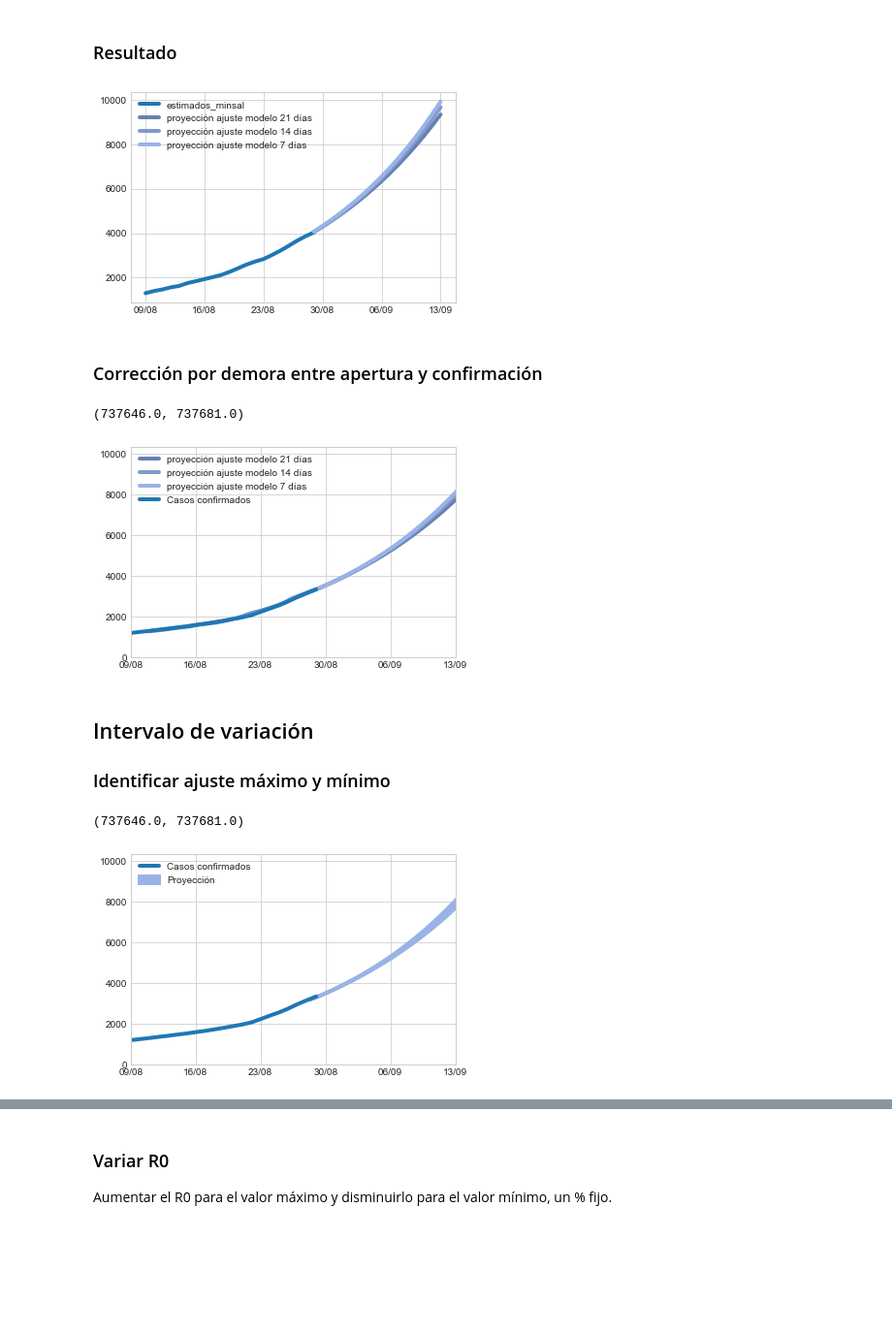
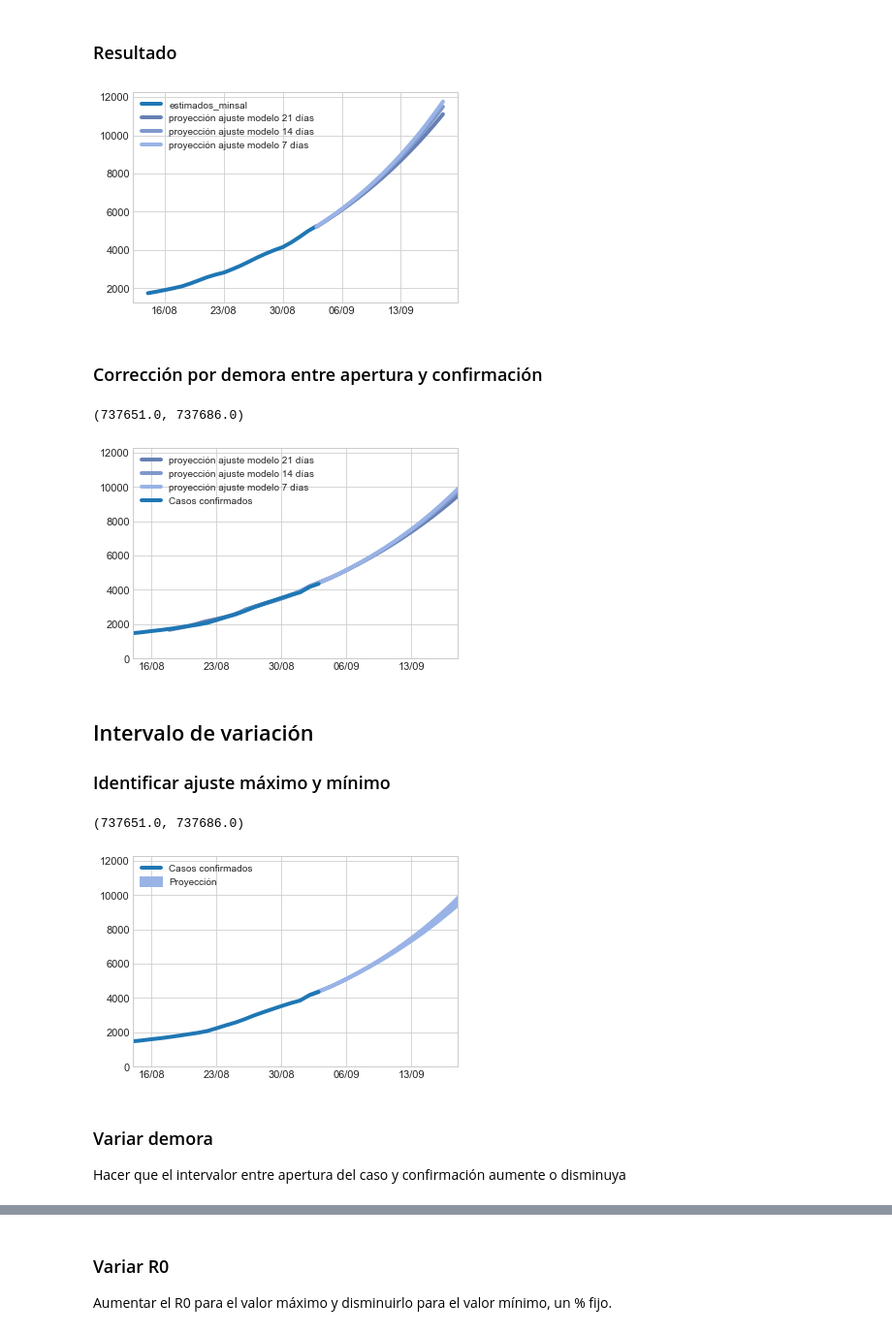
Before and after one commit to gpereyrairujo/modelos-covid19, a Jupyter notebook: proyecciones_municipios/proyeccion_SEIR_minsal_general_pueyrredon.ipynb, the cells around one changed output, grey strips where cells are left out. Shown at 97% size. Saved outputs shown, nothing was run; the diff lists cells and outputs as text; code cells hidden in the pictures; blank space fills up the shorter version.

```diff
--- a/proyecciones_municipios/proyeccion_SEIR_minsal_general_pueyrredon.ipynb
+++ b/proyecciones_municipios/proyeccion_SEIR_minsal_general_pueyrredon.ipynb
@@ -31,7 +31,7 @@ Valores para los parámetros del modelo y otras variables necesarias para las si
 - Luego para cada ajuste de parámetros, se realiza una proyección hacia el futuro, una cierta cantidad de días.
 # %%
 # parámetros del modelo SEIR
-R0 = 1.9
+R0 = 1.5
 alpha = 1 / 3
 gamma = 1 / 7
 beta = R0 * gamma
@@ -62,6 +62,9 @@ import matplotlib.dates as mdates
 plt.style.use('seaborn-whitegrid')
 plt.rcParams['lines.linewidth'] = 4
 plt.rcParams["legend.loc"] = 'best'
+plt.rcParams["xtick.labelsize"] = 11
+plt.rcParams["ytick.labelsize"] = 11
+plt.rcParams["axes.labelsize"] = 8
 # %% [markdown]
 ## Códigos del modelo
 
@@ -138,7 +141,7 @@ import random
 from sklearn.metrics import mean_squared_error
 from math import sqrt
 
-def ajustar_modelo(modelo, datos, serie_estimados, serie_observados, inicio_ajuste=0, fin_ajuste=-1, variacion_aleatoria=0.05, maximo_iteraciones=1000, maximo_iteraciones_sin_cambios=50):
+def ajustar_modelo(modelo, datos, serie_estimados, serie_observados, inicio_ajuste=0, fin_ajuste=-1, variacion_aleatoria=0.05, maximo_iteraciones=1000, maximo_iteraciones_sin_cambios=150):
 
     '''
     Función para ajustar parámetros de modelos SEIR de paso diario
@@ -443,7 +446,7 @@ plt.gca().xaxis.set_major_formatter(mdates.DateFormatter('%d/%m'))
 # escala semanal
 plt.gca().xaxis.set_major_locator(mdates.WeekdayLocator(6))
 # %% [output]
-[figure, old version]
+[figure, new version]
 # %% [markdown]
 ### Corrección por demora entre apertura y confirmación
 # %%
@@ -479,45 +482,35 @@ plt.plot(
     '-',
     color=[0.5,0.6,0.8],
     label='proyección ajuste modelo '+str(duracion_ajuste_2)+' días')
 plt.plot(
     resultado_simulacion_3['fecha_confirmacion'],
     resultado_simulacion_3['Ia'],
     '-',
     color=[0.6,0.7,0.9],
     label='proyección ajuste modelo '+str(duracion_ajuste_3)+' días')
 
 
 # casos confirmados
 plt.plot(
     resultado_simulacion_1['fecha'],
     resultado_simulacion_1['confirmados'],
     '-',
     label='Casos confirmados')
 
 
-'''
-plt.fill_between(
-    resultado_simulacion_3['fecha_confirmacion'].tail(duracion_proyeccion+7),
-    resultado_simulacion_1['Ia'].tail(duracion_proyeccion+7),
-    resultado_simulacion_3['Ia'].tail(duracion_proyeccion+7),
-    color=[0.6,0.7,0.9],
-    lw=4,
-    label='Proyección')
-'''
-
 # ubicación leyeda
 plt.legend(loc='upper left')
 # formato de fecha
 plt.gca().xaxis.set_major_formatter(mdates.DateFormatter('%d/%m'))
 # escala semanal
 plt.gca().xaxis.set_major_locator(mdates.WeekdayLocator(6))
 # escala ejes x e y
 plt.gca().set_ylim(bottom=0)
 plt.gca().set_xlim(left =resultado_simulacion_1['fecha'].iloc[ 0])
 plt.gca().set_xlim(right=resultado_simulacion_1['fecha'].iloc[-1])
 # %% [output]
-(737646.0, 737681.0)
+(737651.0, 737686.0)
-[figure, old version]
+[figure, new version]
 # %% [markdown]
 ## Intervalo de variación
 
@@ -574,5 +570,9 @@ plt.gca().set_ylim(bottom=0)
 plt.gca().set_xlim(left =resultado_simulacion_1['fecha'].iloc[ 0])
 plt.gca().set_xlim(right=resultado_simulacion_1['fecha'].iloc[-1])
 # %% [output]
-(737646.0, 737681.0)
+(737651.0, 737686.0)
-[figure, old version]
+[figure, new version]
+# %% [markdown]
+### Variar demora
+
+Hacer que el intervalor entre apertura del caso y confirmación aumente o disminuya
```
Also changed, not shown: parts of 14 cells of this notebook.
